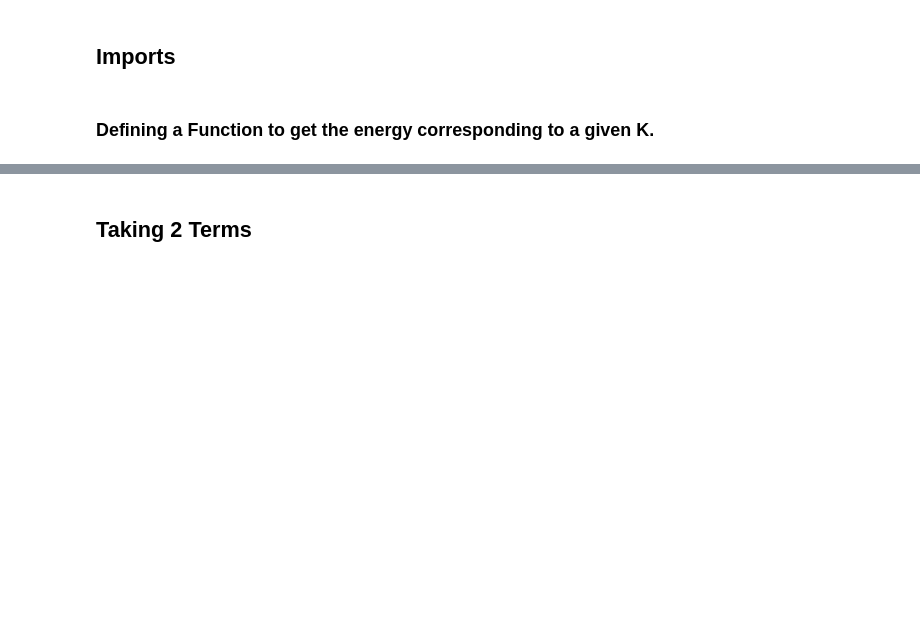
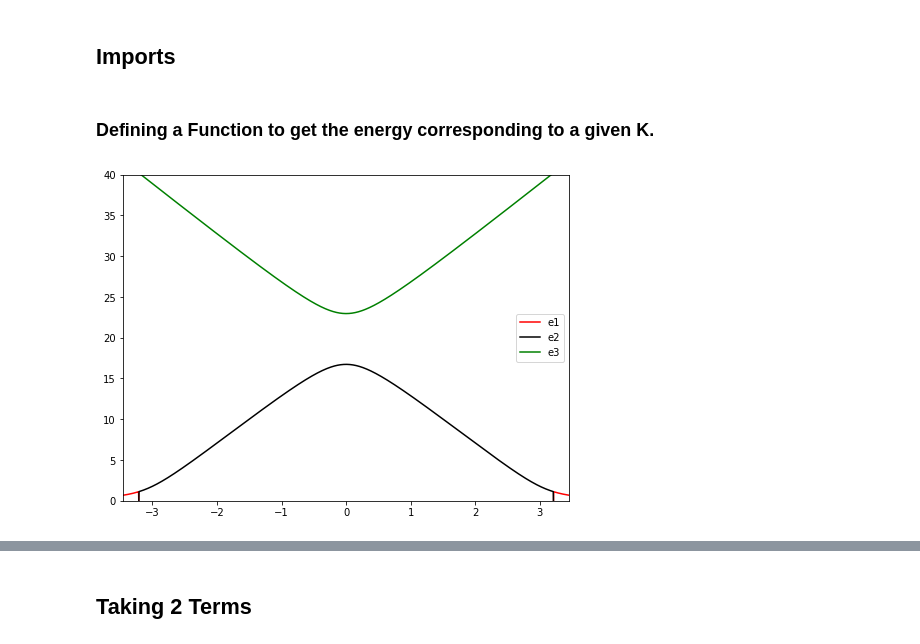
Before and after one commit to Hari31416/Academic, a Jupyter notebook: Codes/Assignment1/Assignment1.ipynb, the cells around one changed output, grey strips where cells are left out. Cells and saved outputs as stored; diff of their text form; code cells hidden in the pictures; blank space fills up the shorter version.

```diff
--- a/Codes/Assignment1/Assignment1.ipynb
+++ b/Codes/Assignment1/Assignment1.ipynb
@@ -25,0 +29,32 @@ give_energy = np.vectorize(give_energy)
+# %%
+a = 1
+h = 1
+m = 1
+vp = np.complex(1,1)
+vpp = np.complex(3,1)
+pi = np.pi
+ks = np.linspace(-1.1*pi, 1.1*pi, 1000)
+e1s = []
+e2s = []
+e3s = []
+
+for k in ks:
+    E = float(give_energy(k))
+    mat = np.array([[give_energy(k)-E,vp,vp.conjugate()],
+    [vp.conjugate(), give_energy(k+2*pi)-E,vpp],[vp,vpp.conjugate(),give_energy(k-2*pi)-E]])
+    e1 = np.linalg.eig(mat)[0][0]
+    e2 = np.linalg.eig(mat)[0][1]
+    e3 = np.linalg.eig(mat)[0][2]
+    e1s.append(e1)
+    e2s.append(e2)
+    e3s.append(e3)
+
+plt.figure(figsize=(8,6))
+plt.plot(ks, e1s, 'r', label='e1')
+plt.plot(ks, e2s,'k', label='e2')
+plt.plot(ks, e3s, 'g', label='e3')
+plt.xlim(-1.1*pi, 1.1*pi)
+plt.ylim(0,40)
+plt.legend();
+# %% [output]
+[figure, added]
```
Also changed, not shown: parts of 2 cells of this notebook, 10 other files.
